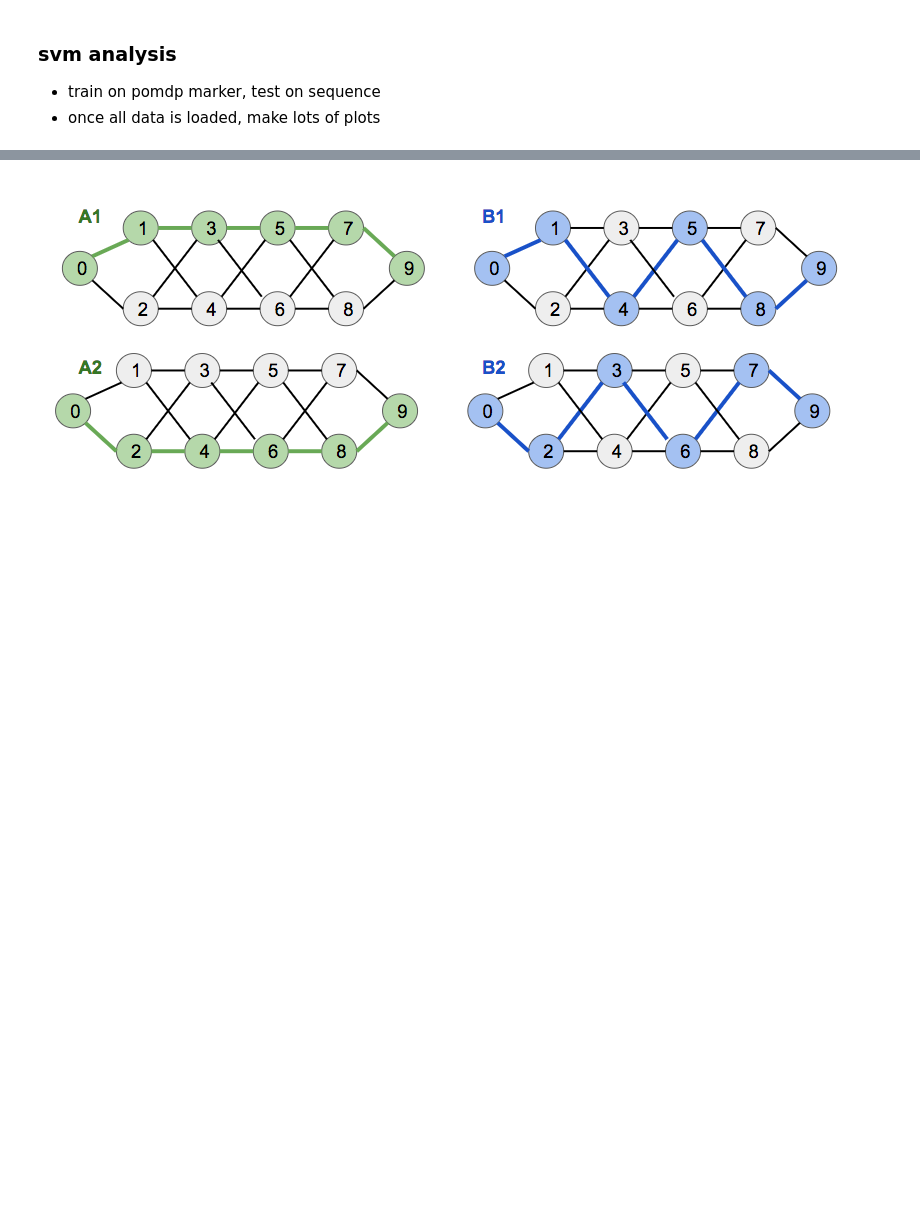
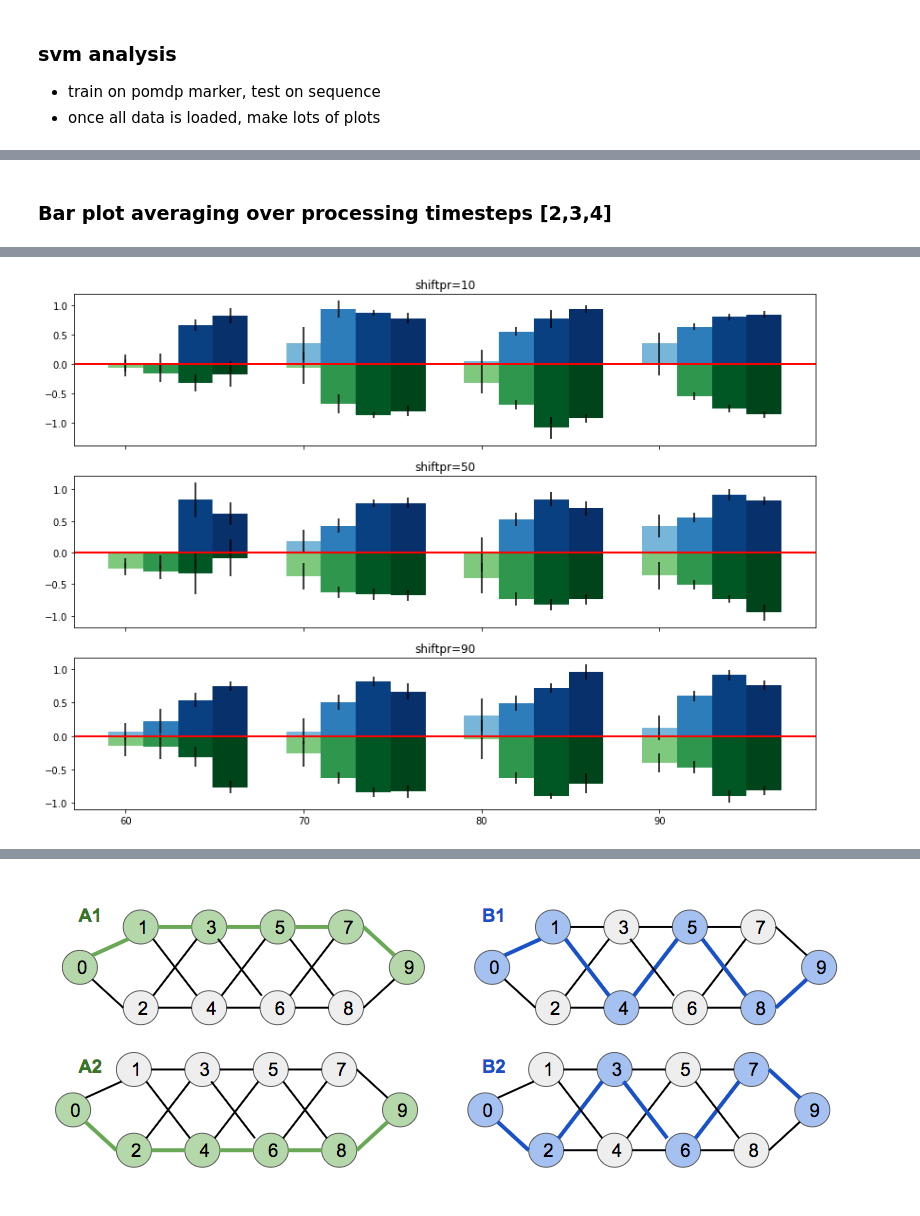
Before and after one commit to andrebeu/cswNets, a Jupyter notebook: cswNets.ipynb, the cells around one changed output, grey strips where cells are left out. Saved outputs shown, nothing was run; the diff lists cells and outputs as text; code cells hidden in the pictures; blank space fills up the shorter version.

```diff
--- a/cswNets.ipynb
+++ b/cswNets.ipynb
@@ -85,7 +152,7 @@ for stsize,csw,shiftpr in itertools.product(stsizeL,cswL,shiftprL):
 - once all data is loaded, make lots of plots
 # %%
 from sklearn.svm import LinearSVC
-def fiteval_svm(trA,trB,teA,teB):
+def fiteval_svm(trA,trB,evalseq):
   """
   inputs are (net,time,stdim)
   returns (net,evaltime)
@@ -93,7 +160,6 @@ def fiteval_svm(trA,trB,teA,teB):
   X = np.concatenate([trA,trB],1)
   Y = np.concatenate([np.ones([len(X),trA.shape[1]]),
                       np.zeros([len(X),trB.shape[1]])],1)
-  evalseq = np.concatenate([teA,teB],1)
   svmeval_arr = np.zeros(evalseq.shape[:2])
   for net in range(len(X)):
     svm = LinearSVC()
@@ -411,3 +169,0 @@ dict_keys([(20, 10), (50, 10), (50, 50), (20, 50), (20, 90), (50, 90)])
-# %%
-stsize,shiftpr = 20,90
-data_arr = fullevalD[stsize,shiftpr]
@@ -432,11 +169,0 @@ plt.axhline(0,c='black',lw=.4)
-# %%
-import scipy
-
-fig,axarr = plt.subplots(7,2,figsize=(10,26))
-for depth in range(14):
-  ax = axarr.reshape(-1)[depth]
-  cosmat = scipy.spatial.distance.cdist(Adiff[:,depth,:],Bdiff[:,depth,:],metric='cosine')
-  ax.hist(1-np.diag(cosmat),20)
-  ax.set_title(depth)
-  ax.set_xlim(-1,1)
-  ax.set_xticks(np.arange(-1,1.01,.5))
@@ -446,0 +256,62 @@ for depth in range(14):
+# %% [markdown]
+### Bar plot averaging over processing timesteps [2,3,4]
+# %%
+maxN = 25
+sweep = 'csw'
+
+stsizeL = [5,10,20,50]
+cswL = [60,70,80,90]
+shiftprL=[10,50,90]
+fig,axarr = plt.subplots(3,1,figsize=(14,10),sharex=True);axarr = axarr.reshape(-1)
+bw = .2
+
+seq1 = 'A1A1A1A1A1A1'
+seq2 = 'B1B1B1B1B1B1'
+
+for shift_idx,shiftpr in enumerate(shiftprL):
+  ax = axarr[shift_idx]
+  ax.set_title('shiftpr=%i'%shiftpr)
+  for (st_idx,stsize),(csw_idx,csw) in itertools.product(enumerate(stsizeL),enumerate(cswL)):
+    # load sequences
+    eval_data = load_data_arr(stsize,csw,shiftpr,'eval',maxN=maxN)
+    seq1_states = eval_data[seq1]['states'][:,-7:,:]
+    seq2_states = eval_data[seq2]['states'][:,-7:,:]
+    # initialize
+    Nnets,_,_ = seq1_states.shape
+    svm_score1 = np.zeros([Nnets])
+    svm_score2 = np.zeros([Nnets])
+    for tr_idx in range(3):
+      # train and test indices
+      eval_tstepL = [2,3,4]
+      tr_tstep = eval_tstepL.pop(tr_idx)
+      # train and test sequences
+      trseq1 = np.expand_dims(seq1_states[:,tr_tstep,:],1)
+      trseq2 = np.expand_dims(seq2_states[:,tr_tstep,:],1)
+      evalseq1 = seq1_states[:,eval_tstepL,:]
+      evalseq2 = seq2_states[:,eval_tstepL,:]
+      # svm fits
+      svm_score1 += fiteval_svm(trseq1,trseq2,evalseq1).mean(1)/3
+      svm_score2 += fiteval_svm(trseq1,trseq2,evalseq2).mean(1)/3
+
+    M1 = svm_score1.mean()
+    M2 = svm_score2.mean()
+    S1 = svm_score1.std()/np.sqrt(Nnets)
+    S2 = svm_score2.std()/np.sqrt(Nnets)
+    if sweep == 'csw':
+      ax.bar(csw_idx*1.02+bw*st_idx,M1,yerr=S1,width=bw,color=plt.get_cmap('Blues')((st_idx+2)*60))
+      ax.bar(csw_idx*1.02+bw*st_idx,M2,yerr=S2,width=bw,color=plt.get_cmap('Greens')((st_idx+2)*60))
+      ax.set_xticks(np.arange(0,len(cswL),1.02))
+      ax.set_xticklabels(cswL)
+    if sweep == 'stsize':
+      ax.bar(st_idx*1.02+bw*csw_idx,M1,yerr=S1,width=bw,color=plt.get_cmap('Blues')((csw_idx+2)*60))
+      ax.bar(st_idx*1.02+bw*csw_idx,M2,yerr=S2,width=bw,color=plt.get_cmap('Greens')((csw_idx+2)*60))
+      ax.set_xticks(np.arange(0,len(stsizeL),1.02))
+      ax.set_xticklabels(stsizeL)
+  ax.axhline(0,lw=2,c='red')
+
+
+if sweep == 'csw':
+  plt.savefig('figures/csw_tpgen/barSVM-sweep_csw-sweep_stsize-by_csw')
+if sweep == 'stsize':
+  plt.savefig('figures/csw_tpgen/barSVM-sweep_csw-sweep_stsize-by_stsize')
+# %% [output]
@@ -446,0 +335 @@ for depth in range(14):
+[figure, added]
```
Also changed, not shown: parts of 52 cells of this notebook, 4 other files.
